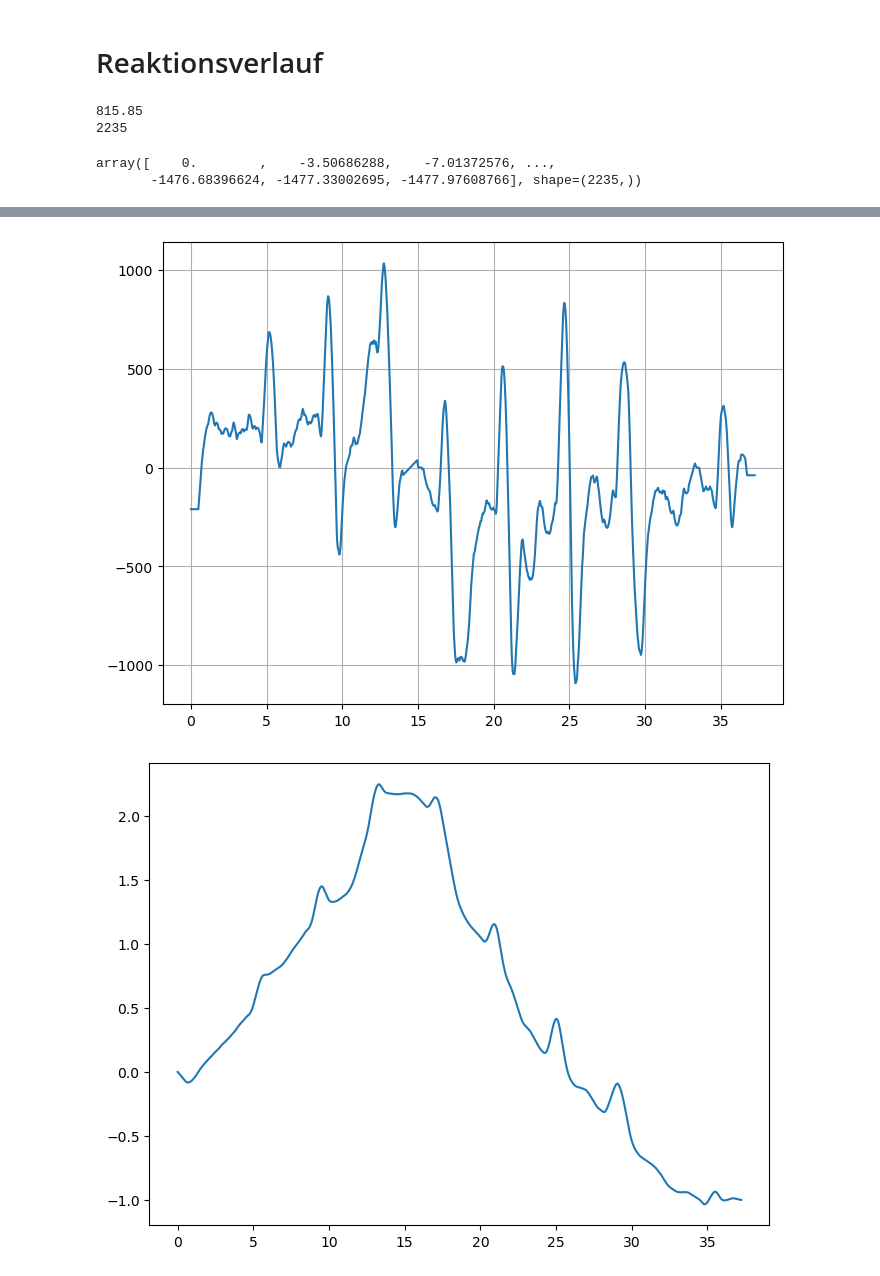
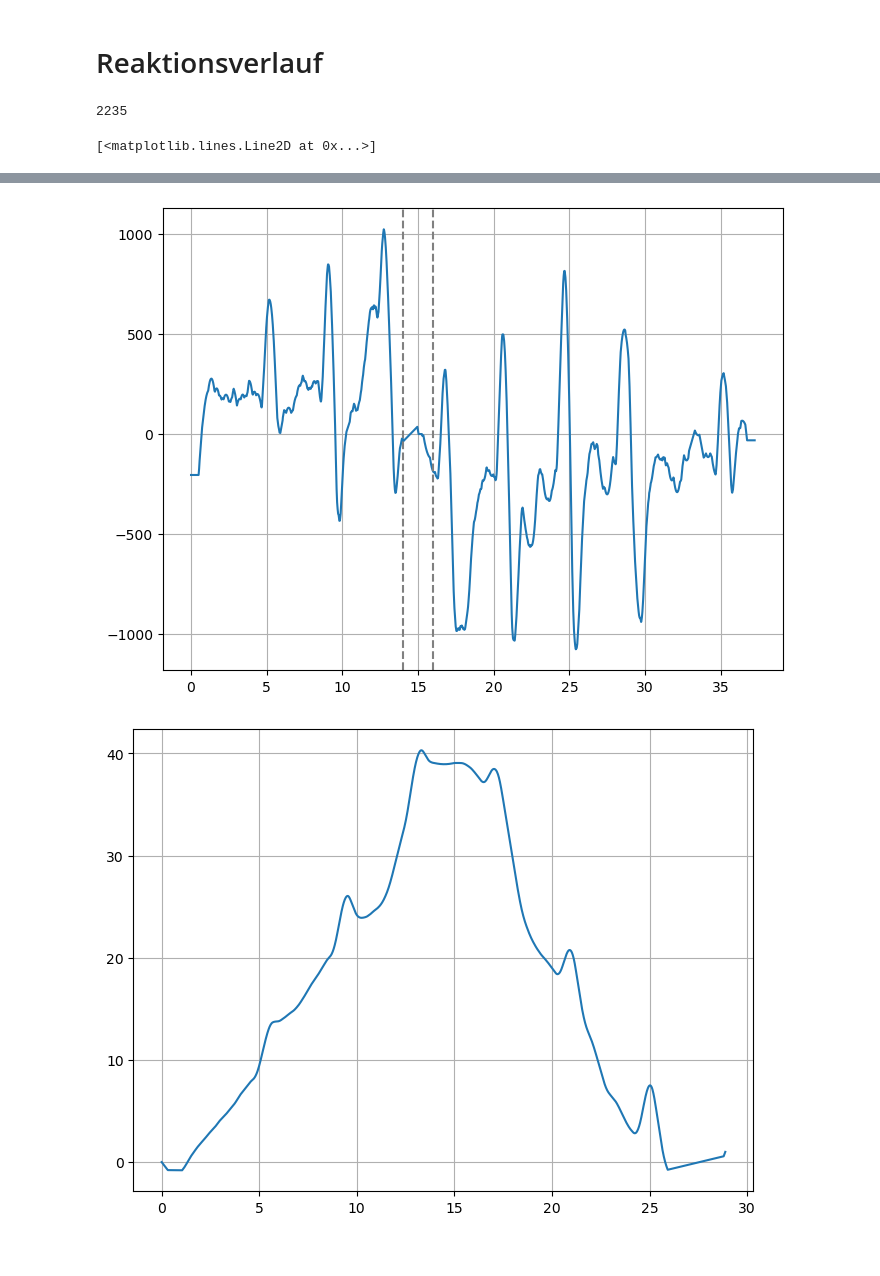
Before and after one commit to Rankenstein678/Makro, a Jupyter notebook: AMC3/AMC3.ipynb, the cells around one changed output, grey strips where cells are left out. Cells and saved outputs as stored; diff of their text form; code cells hidden in the pictures.

```diff
--- a/AMC3/AMC3.ipynb
+++ b/AMC3/AMC3.ipynb
@@ -73,42 +76,42 @@ T = np.array(reaktionsverlauf["Value2"]) + 273.15 # K
 
 t = np.arange(0,len(reaktionsverlauf))
 
 ax.plot(t/60,T)
 reaktionsverlauf
 ax.set_ylim(top=322)
 ax.set_xlabel("Vergangene Zeit t [s]")
 ax.set_ylabel("Temperatur T [K]")
 
 t_min = t/60
-dT = scipy.signal.savgol_filter(T,window_length=60,polyorder=1,deriv=1,delta=1/60)
+dT = scipy.signal.savgol_filter(T,window_length=61,polyorder=1,deriv=1,delta=1/60)
 
 m_wasser = 180
 V_mma = 45
 dichte_mma =.94
 m_mma = V_mma*dichte_mma
 cp_mma = 1.5 #J
 cp_wasser = 4.18
 cp = m_wasser * cp_wasser + cp_mma * m_mma
 Q_chem = cp *dT
 
 fig,ax = plt.subplots(figsize=(8,6))
 ax.plot(t_min,Q_chem)
 ax.grid()
-print(cp)
-fig, ax = plt.subplots(figsize=(8,6))
+ax.axvline(14,color="grey",ls="--")
+ax.axvline(16,color="grey",ls="--")
+
+fig,ax = plt.subplots(figsize=(8,6  ))
 print(len(Q_chem))
 
-int_Q = np.concat([[0],scipy.integrate.cumulative_trapezoid(y=Q_chem,x=t_min)])
-umsatz = -int_Q/int_Q[-1]
+int_Q = np.concat([[0],scipy.integrate.cumulative_trapezoid(y=Q_chem[T>317.15],x=t_min[T>317.15])])
+umsatz = int_Q/int_Q[-1]
 int_Q
 
-ax.plot(t_min,umsatz)
-int_Q
+ax.grid()
+ax.plot(t_min[T>317.15],umsatz)
 # %% [output]
-815.85
 2235
-array([    0.        ,    -3.50686288,    -7.01372576, ...,
-       -1476.68396624, -1477.33002695, -1477.97608766], shape=(2235,))
+[<matplotlib.lines.Line2D at 0x...>]
 [figure]
-[figure, old version]
+[figure, new version]
-[figure, old version]
+[figure, new version]
```
Also changed, not shown: parts of 1 cell of this notebook, 4 other files.
